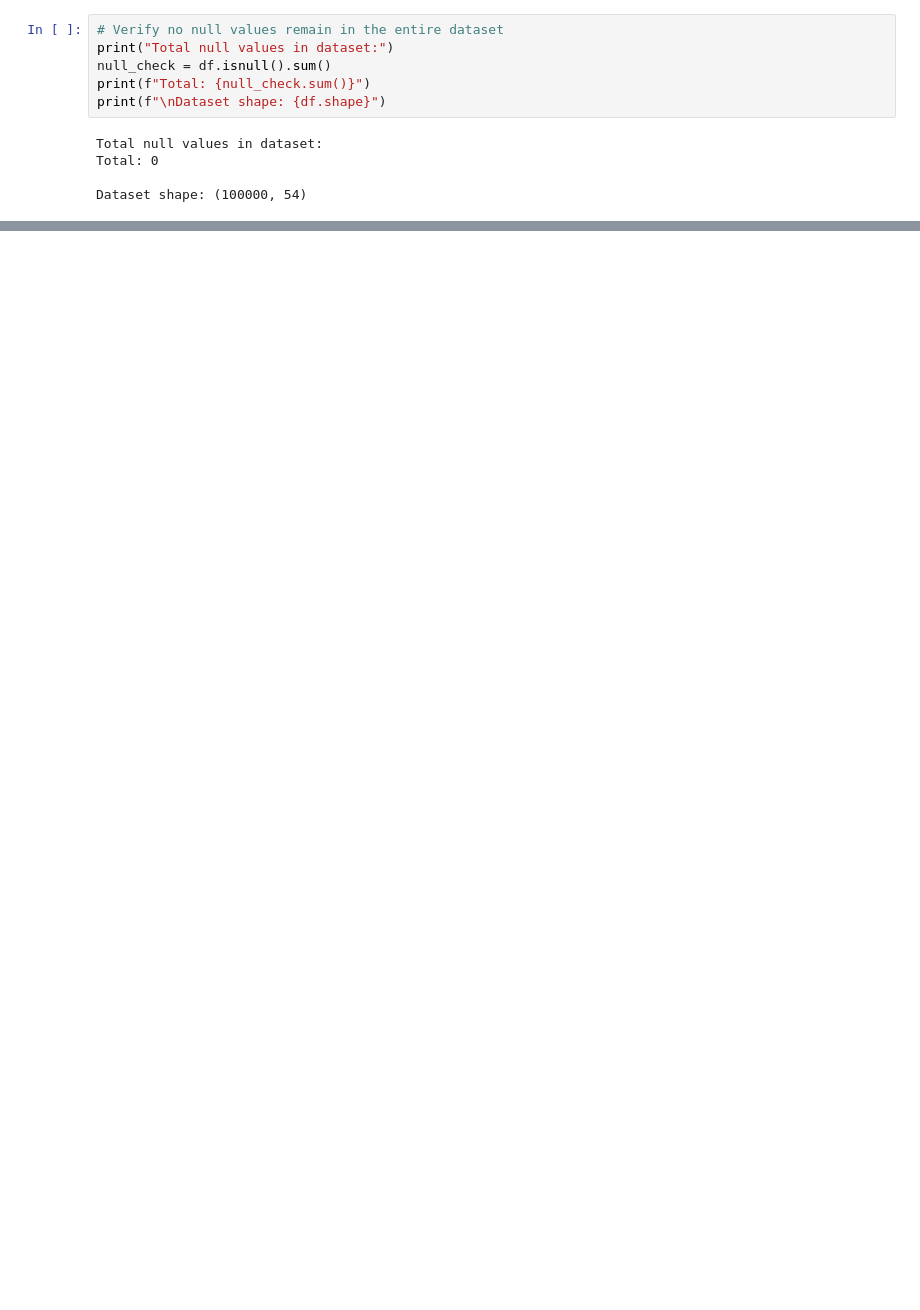
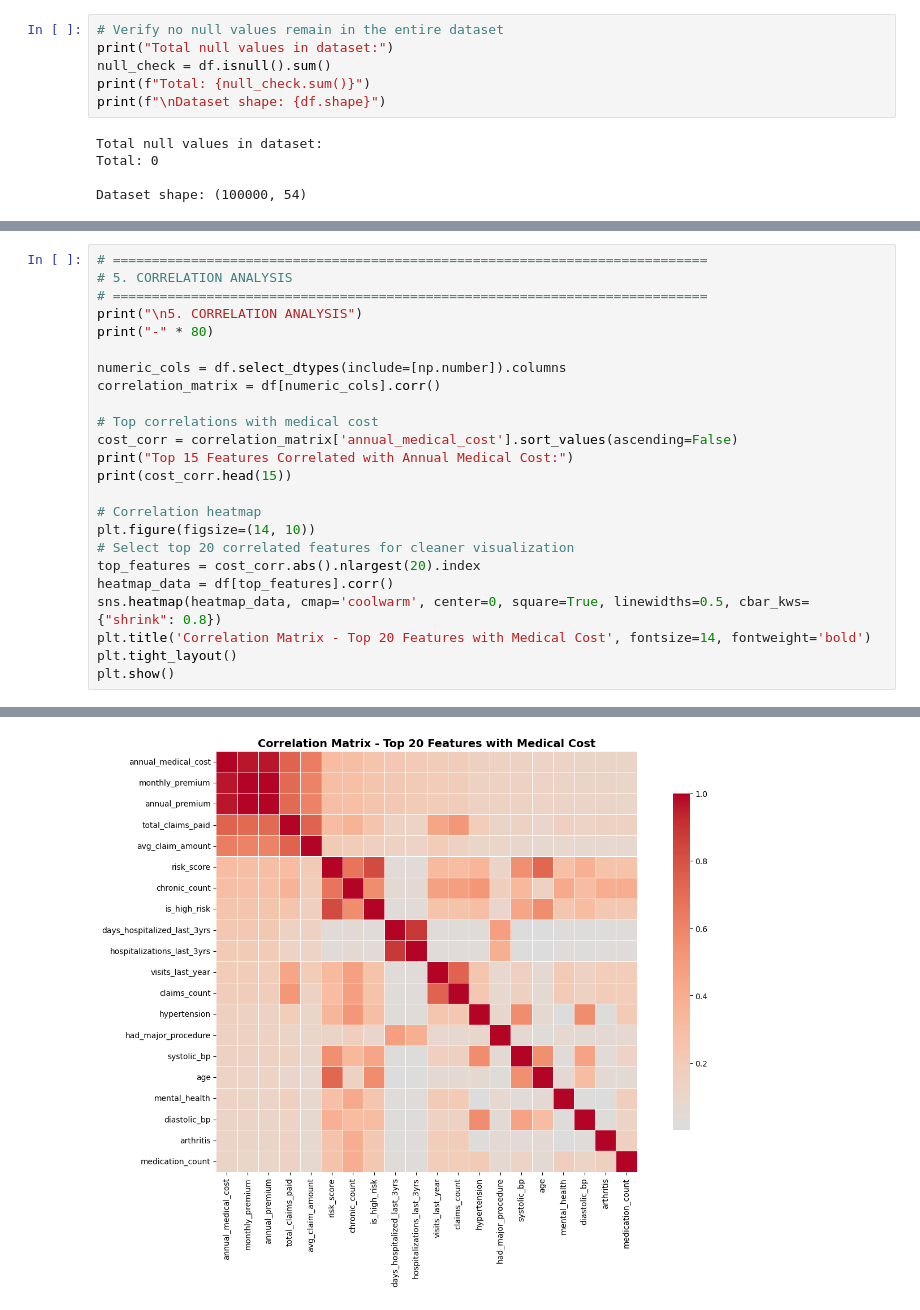
Before and after one commit to KhengChamnan/linear_predict, a Jupyter notebook: insurance_predict.ipynb, the cells around one changed output, grey strips where cells are left out. Cells and saved outputs as stored; diff of their text form; blank space fills up the shorter version.

```diff
--- a/insurance_predict.ipynb
+++ b/insurance_predict.ipynb
@@ -117,0 +284,25 @@ Dataset shape: (100000, 54)
+# %%
+# ============================================================================
+# 5. CORRELATION ANALYSIS
+# ============================================================================
+print("\n5. CORRELATION ANALYSIS")
+print("-" * 80)
+
+numeric_cols = df.select_dtypes(include=[np.number]).columns
+correlation_matrix = df[numeric_cols].corr()
+
+# Top correlations with medical cost
+cost_corr = correlation_matrix['annual_medical_cost'].sort_values(ascending=False)
+print("Top 15 Features Correlated with Annual Medical Cost:")
+print(cost_corr.head(15))
+
+# Correlation heatmap
+plt.figure(figsize=(14, 10))
+# Select top 20 correlated features for cleaner visualization
+top_features = cost_corr.abs().nlargest(20).index
+heatmap_data = df[top_features].corr()
+sns.heatmap(heatmap_data, cmap='coolwarm', center=0, square=True, linewidths=0.5, cbar_kws={"shrink": 0.8})
+plt.title('Correlation Matrix - Top 20 Features with Medical Cost', fontsize=14, fontweight='bold')
+plt.tight_layout()
+plt.show()
+# %% [output]
@@ -117,0 +328 @@ Dataset shape: (100000, 54)
+[figure, added]
```
Also changed, not shown: parts of 9 cells of this notebook.
